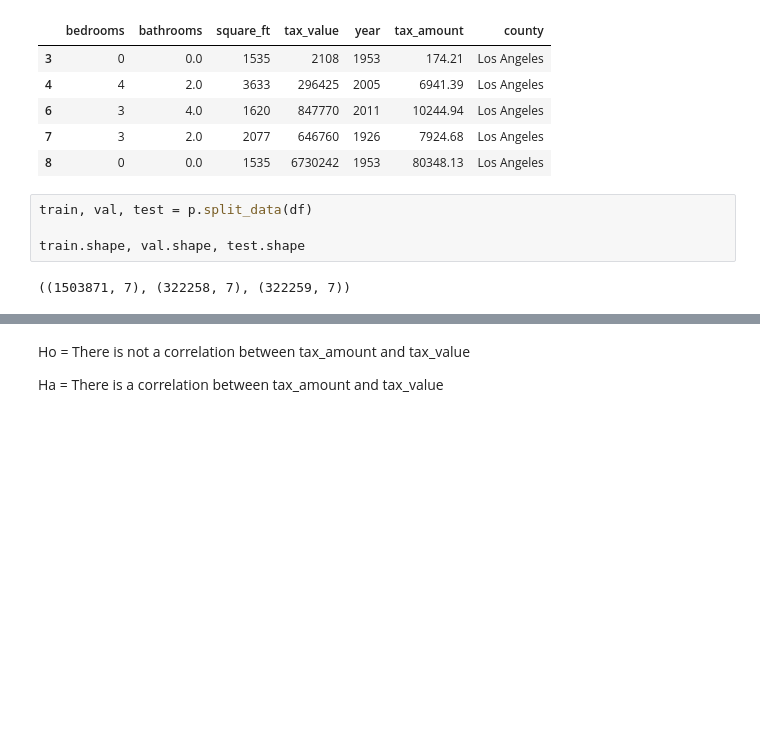
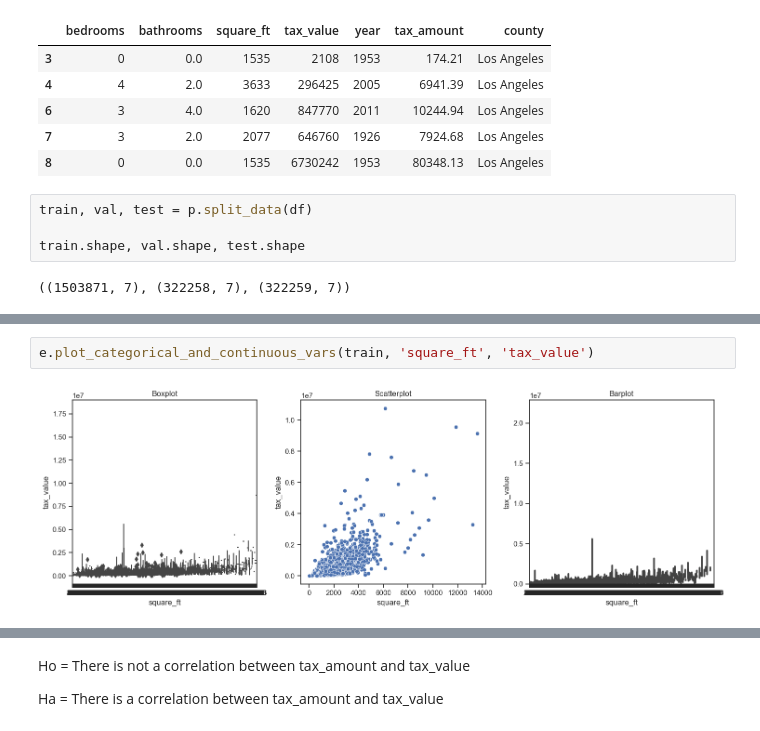
Before and after one commit to Msalazar2/regression-exercises, a Jupyter notebook: explore.ipynb, the cells around one changed output, grey strips where cells are left out. Cells and saved outputs as stored; diff of their text form; blank space fills up the shorter version.

```diff
--- a/explore.ipynb
+++ b/explore.ipynb
@@ -39,0 +65,4 @@ Ha = There is a correlation between square_ft and tax_amount
+# %%
+e.plot_categorical_and_continuous_vars(train, 'square_ft', 'tax_value')
+# %% [output]
+[figure, added]
```
Also changed, not shown: parts of 42 cells of this notebook, 2 other files.
